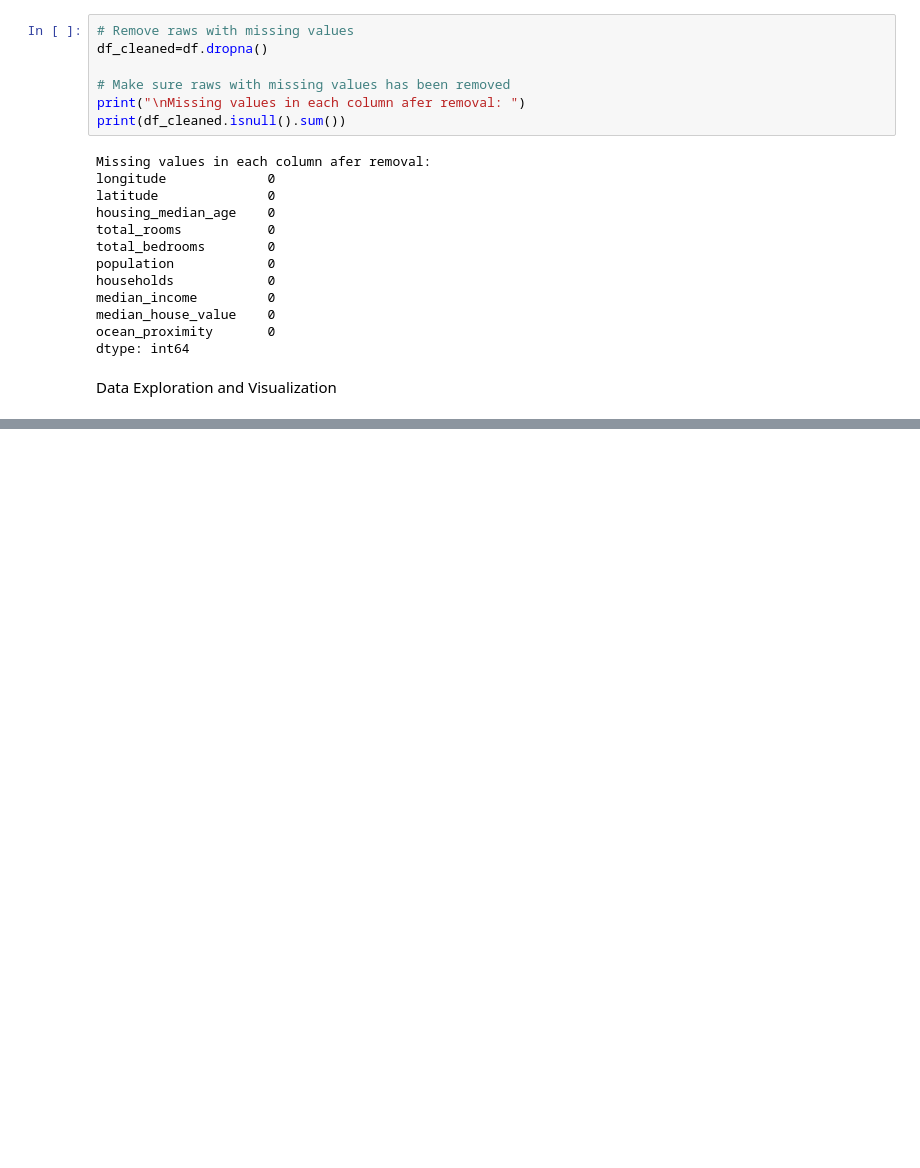
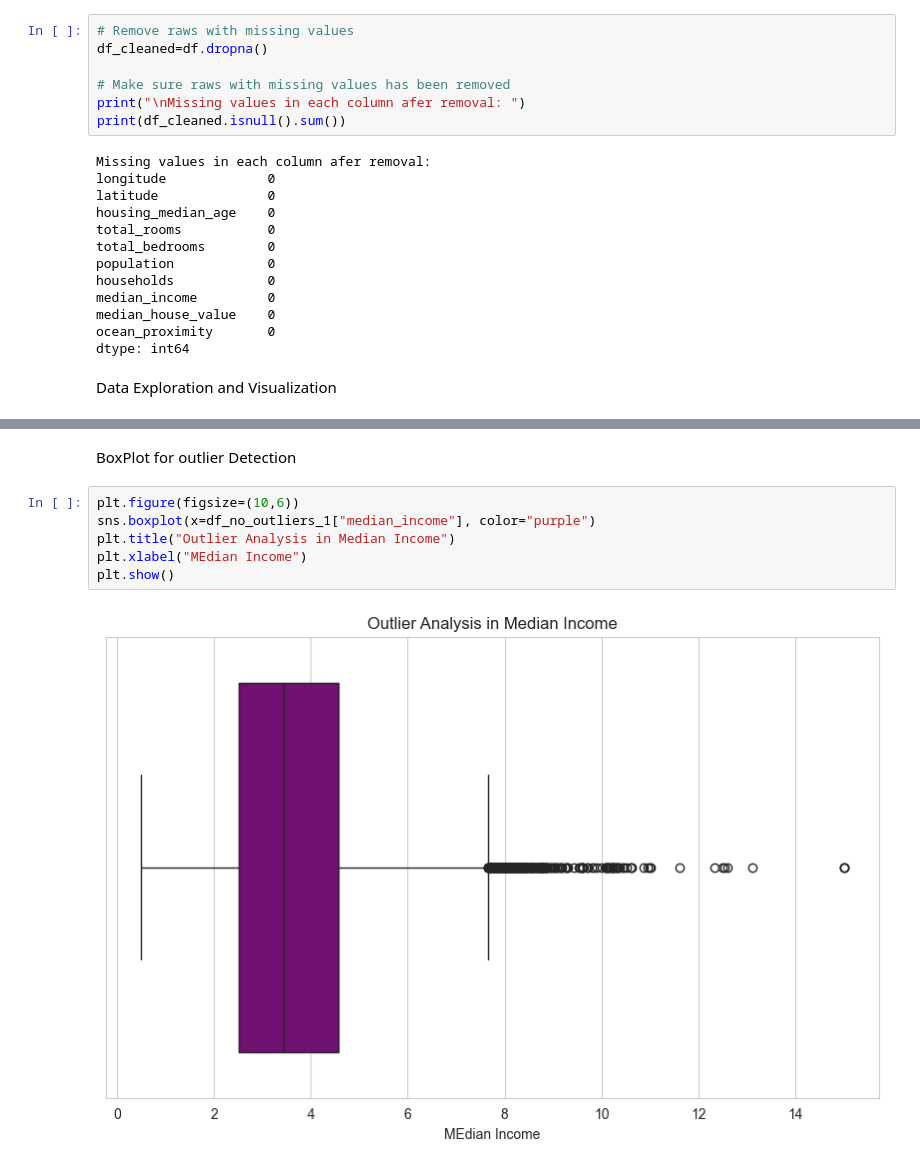
Before and after one commit to Predaotor/ML-Training, a Jupyter notebook: notebooks/data_analysis.ipynb, the cells around one changed output, grey strips where cells are left out. Saved outputs shown, nothing was run; the diff lists cells and outputs as text; blank space fills up the shorter version.

```diff
--- a/notebooks/data_analysis.ipynb
+++ b/notebooks/data_analysis.ipynb
@@ -102,0 +133,10 @@ Data Exploration and Visualization
+# %% [markdown]
+BoxPlot for  outlier Detection
+# %%
+plt.figure(figsize=(10,6))
+sns.boxplot(x=df_no_outliers_1["median_income"], color="purple")
+plt.title("Outlier Analysis in Median Income")
+plt.xlabel("MEdian Income")
+plt.show()
+# %% [output]
+[figure, added]
```
Also changed, not shown: parts of 7 cells of this notebook.
